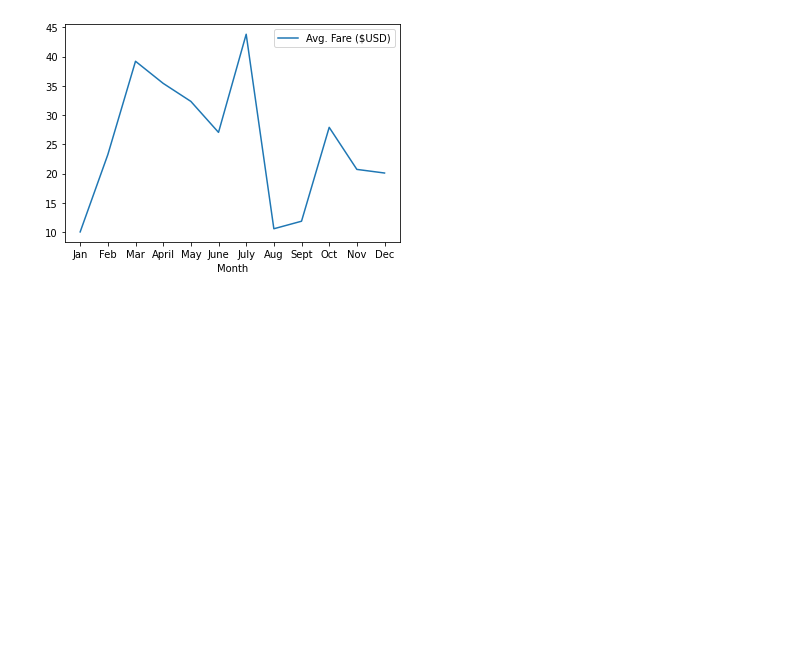
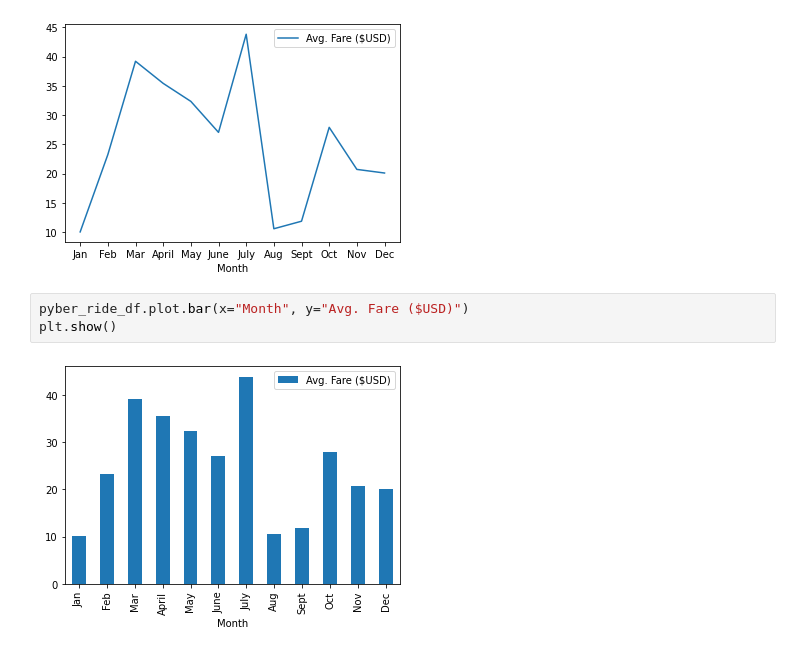
Before and after one commit to JJRJR/PyBer_Analysis, a Jupyter notebook: PyBer_ride_data.ipynb, the cells around one changed output. Drawn from its saved outputs; the diff is of its cells as text; blank space fills up the shorter version.

```diff
--- a/PyBer_ride_data.ipynb
+++ b/PyBer_ride_data.ipynb
@@ -43,3 +44,8 @@ plt.xticks(tick_locations, pyber_ride_df["Month"])
 plt.show()
 # %% [output]
 [figure]
+# %%
+pyber_ride_df.plot.bar(x="Month", y="Avg. Fare ($USD)")
+plt.show()
+# %% [output]
+[figure, added]
```
Also changed, not shown: parts of 2 cells of this notebook.
